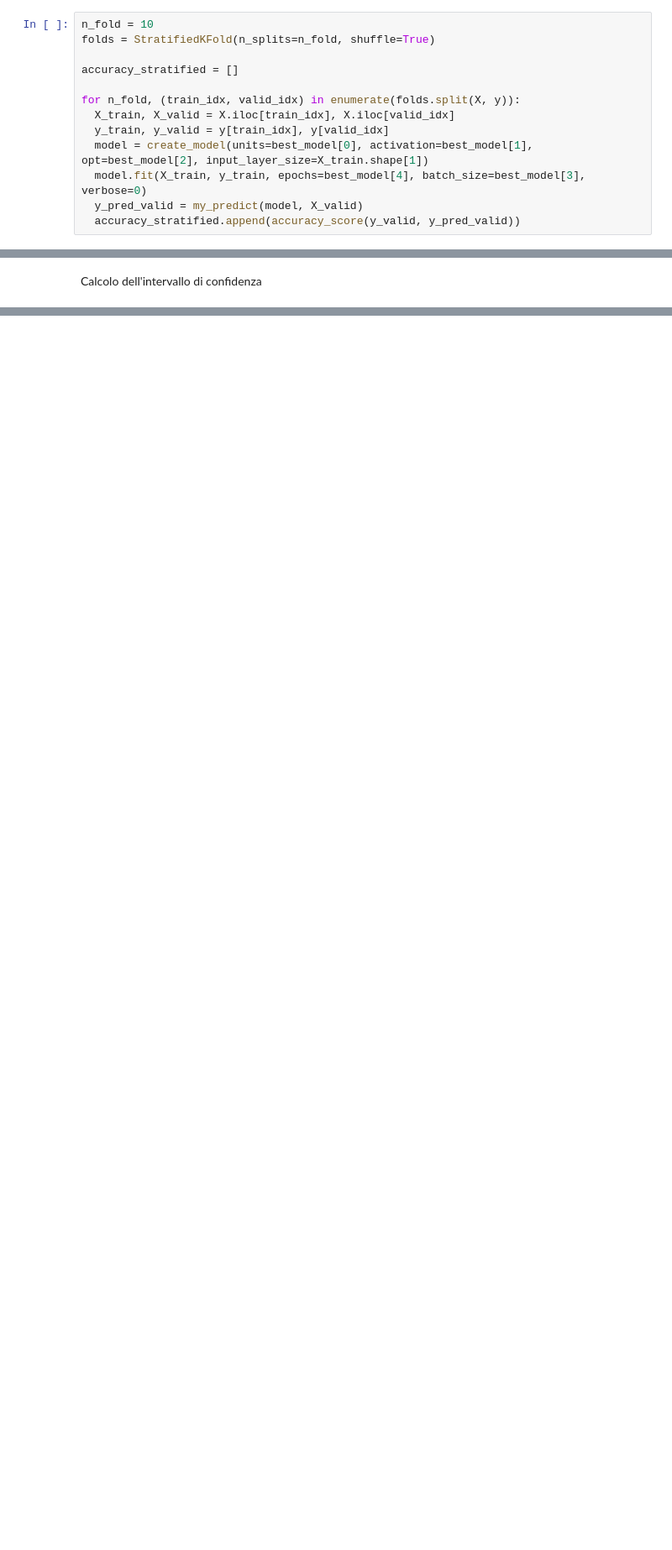
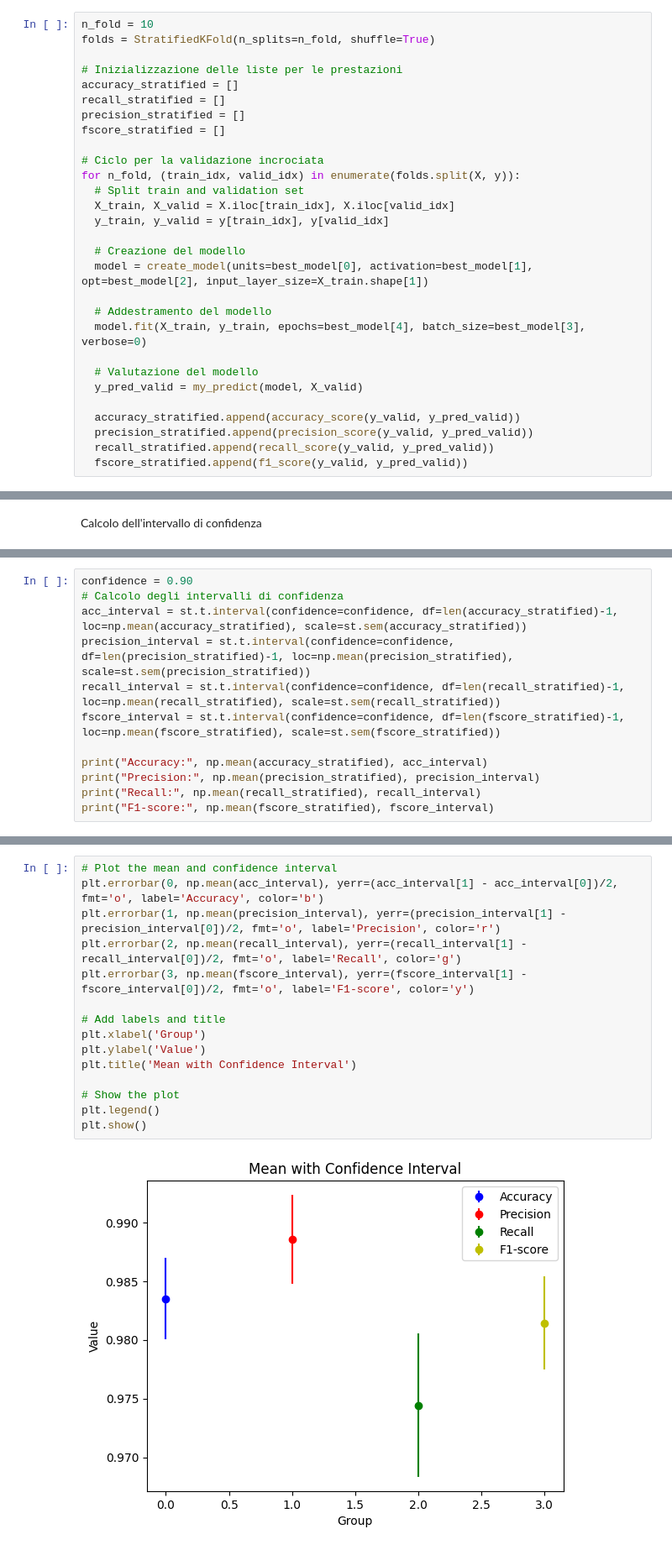
Before and after one commit to Tezze2001/brain-tumor-analysis, a Jupyter notebook: BrainTumorNN.ipynb, the cells around one changed output, grey strips where cells are left out. Shown at 84% size. Drawn from its saved outputs; the diff is of its cells as text; blank space fills up the shorter version.

```diff
--- a/BrainTumorNN.ipynb
+++ b/BrainTumorNN.ipynb
@@ -391,12 +428,28 @@ plt.show()
 n_fold = 10
 folds = StratifiedKFold(n_splits=n_fold, shuffle=True)
 
+# Inizializzazione delle liste per le prestazioni
 accuracy_stratified = []
+recall_stratified = []
+precision_stratified = []
+fscore_stratified = []
 
+# Ciclo per la validazione incrociata
 for n_fold, (train_idx, valid_idx) in enumerate(folds.split(X, y)):
+  # Split train and validation set
   X_train, X_valid = X.iloc[train_idx], X.iloc[valid_idx]
   y_train, y_valid = y[train_idx], y[valid_idx]
+
+  # Creazione del modello
   model = create_model(units=best_model[0], activation=best_model[1], opt=best_model[2], input_layer_size=X_train.shape[1])
+
+  # Addestramento del modello
   model.fit(X_train, y_train, epochs=best_model[4], batch_size=best_model[3], verbose=0)
+
+  # Valutazione del modello
   y_pred_valid = my_predict(model, X_valid)
+
   accuracy_stratified.append(accuracy_score(y_valid, y_pred_valid))
+  precision_stratified.append(precision_score(y_valid, y_pred_valid))
+  recall_stratified.append(recall_score(y_valid, y_pred_valid))
+  fscore_stratified.append(f1_score(y_valid, y_pred_valid))
@@ -425,0 +469,12 @@ plt.show()
+# %%
+confidence = 0.90
+# Calcolo degli intervalli di confidenza
+acc_interval = st.t.interval(confidence=confidence, df=len(accuracy_stratified)-1, loc=np.mean(accuracy_stratified), scale=st.sem(accuracy_stratified))
+precision_interval = st.t.interval(confidence=confidence, df=len(precision_stratified)-1, loc=np.mean(precision_stratified), scale=st.sem(precision_stratified))
+recall_interval = st.t.interval(confidence=confidence, df=len(recall_stratified)-1, loc=np.mean(recall_stratified), scale=st.sem(recall_stratified))
+fscore_interval = st.t.interval(confidence=confidence, df=len(fscore_stratified)-1, loc=np.mean(fscore_stratified), scale=st.sem(fscore_stratified))
+
+print("Accuracy:", np.mean(accuracy_stratified), acc_interval)
+print("Precision:", np.mean(precision_stratified), precision_interval)
+print("Recall:", np.mean(recall_stratified), recall_interval)
+print("F1-score:", np.mean(fscore_stratified), fscore_interval)
@@ -425,0 +486,17 @@ plt.show()
+# %%
+# Plot the mean and confidence interval
+plt.errorbar(0, np.mean(acc_interval), yerr=(acc_interval[1] - acc_interval[0])/2, fmt='o', label='Accuracy', color='b')
+plt.errorbar(1, np.mean(precision_interval), yerr=(precision_interval[1] - precision_interval[0])/2, fmt='o', label='Precision', color='r')
+plt.errorbar(2, np.mean(recall_interval), yerr=(recall_interval[1] - recall_interval[0])/2, fmt='o', label='Recall', color='g')
+plt.errorbar(3, np.mean(fscore_interval), yerr=(fscore_interval[1] - fscore_interval[0])/2, fmt='o', label='F1-score', color='y')
+
+# Add labels and title
+plt.xlabel('Group')
+plt.ylabel('Value')
+plt.title('Mean with Confidence Interval')
+
+# Show the plot
+plt.legend()
+plt.show()
+# %% [output]
+[figure, added]
```
Also changed, not shown: parts of 26 cells of this notebook, 2 other files.
